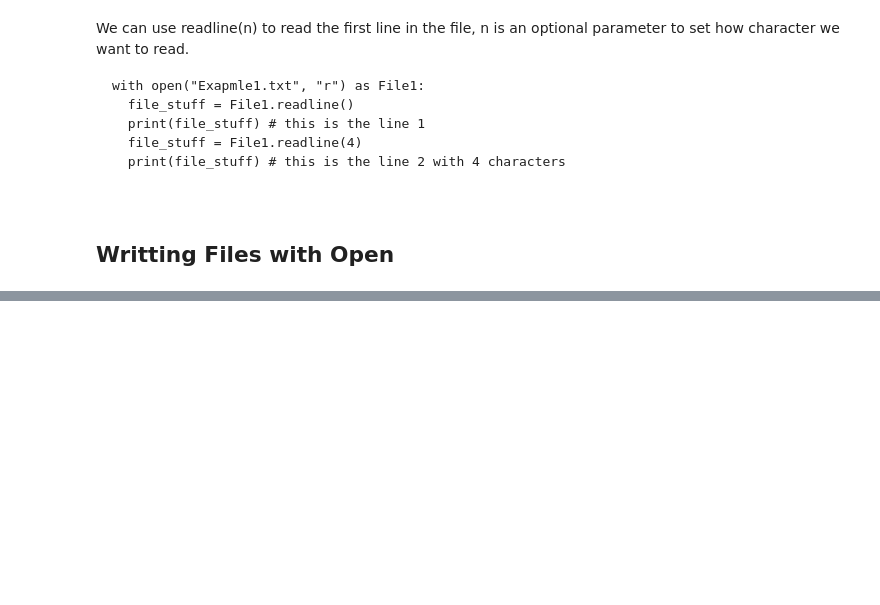
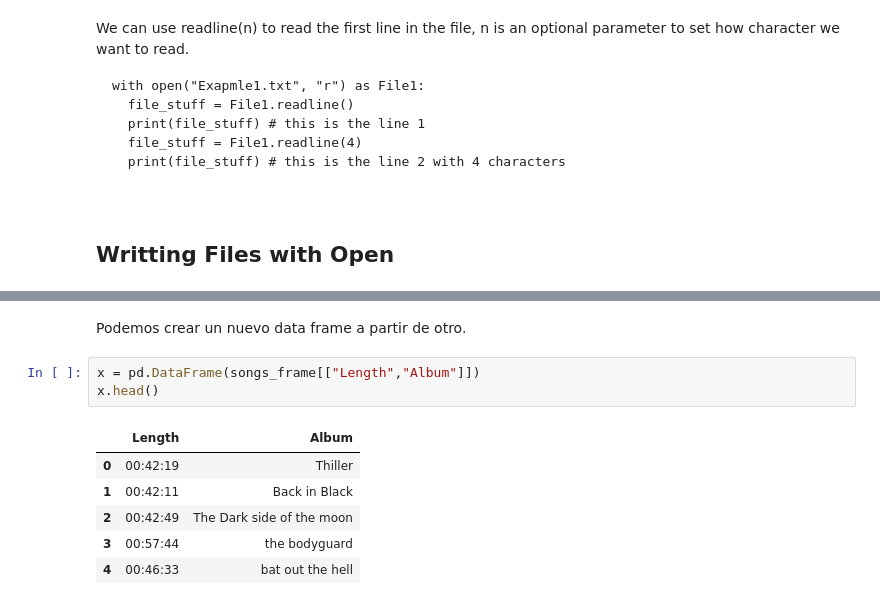
Before and after one commit to PosgradoMNA/actividades-de-aprendizaje-FranciscoMedellin, a Jupyter notebook: Semana_2_Actividad_01_Notas.ipynb, the cells around one changed output, grey strips where cells are left out. Cells and saved outputs as stored; diff of their text form; blank space fills up the shorter version.

```diff
--- a/Semana_2_Actividad_01_Notas.ipynb
+++ b/Semana_2_Actividad_01_Notas.ipynb
@@ -52,0 +147,12 @@ with open("Exapmle1.txt", "r") as File1:
+# %% [markdown]
+Podemos crear un nuevo data frame a partir de otro.
+# %%
+x = pd.DataFrame(songs_frame[["Length","Album"]])
+x.head()
+# %% [output]
+|  | Length | Album |
+| 0 | 00:42:19 | Thiller |
+| 1 | 00:42:11 | Back in Black |
+| 2 | 00:42:49 | The Dark side of the moon |
+| 3 | 00:57:44 | the bodyguard |
+| 4 | 00:46:33 | bat out the hell |
```
Also changed, not shown: parts of 24 cells of this notebook.
